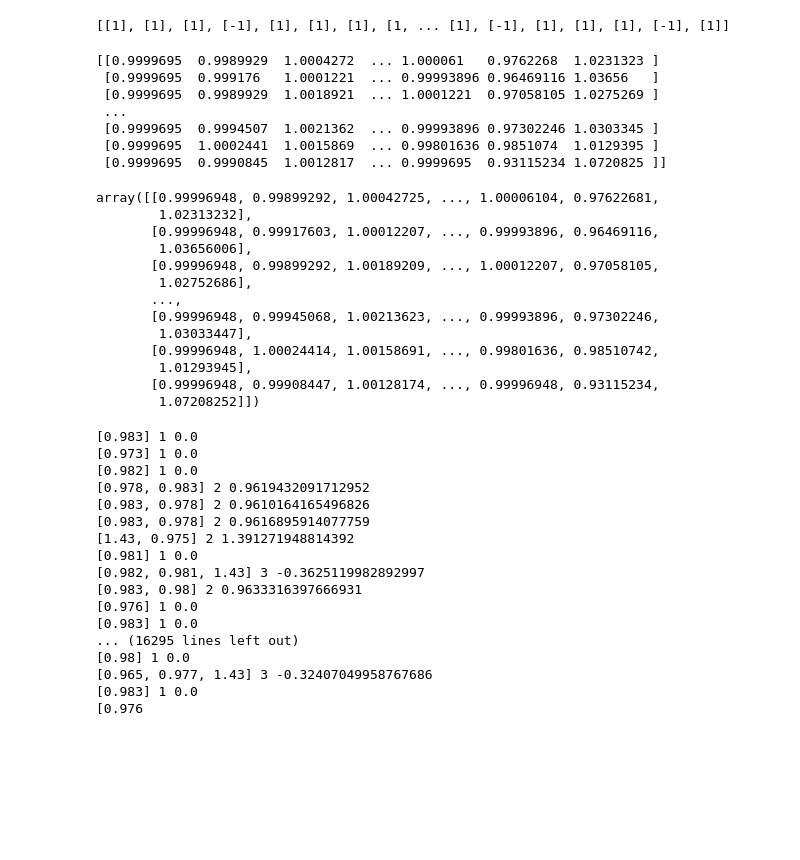
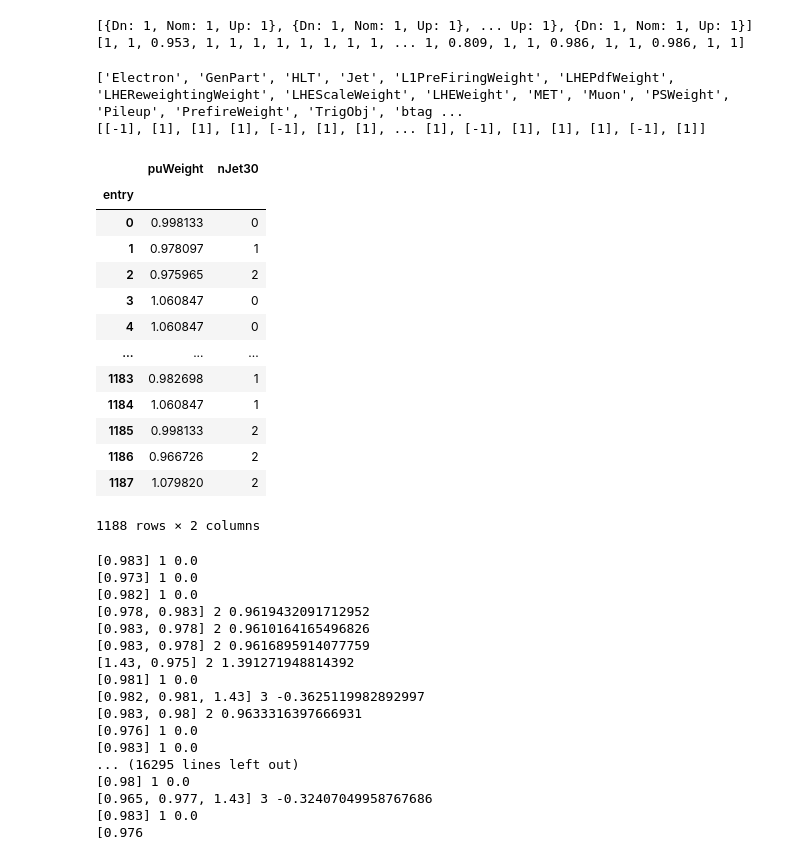
Before and after one commit to kawaho/Flavour-Violating-Coffea, a Jupyter notebook: notebooks/Coffea.ipynb, the cells around one changed output. Drawn from its saved outputs; the diff is of its cells as text; code cells hidden in the pictures; blank space fills up the shorter version.

```diff
--- a/notebooks/Coffea.ipynb
+++ b/notebooks/Coffea.ipynb
@@ -2,8 +2,13 @@
 import awkward as ak
 import numpy
 from coffea.nanoevents import NanoEventsFactory, NanoAODSchema, BaseSchema
-fname = "/hadoop/store/user/kaho/NanoPost_2018_v1p3/TTTo2L2Nu_TuneCP5_13TeV-powheg-pythia8/TTTo2L2Nu/210916_014905/0000/tree_1.root"
+fname = "/hadoop/store/user/kaho/NanoPost_2017_v1p3/GluGlu_LFV_HToEMu_M125_TuneCP5_13TeV_PSweights_powheg_pythia8/GluGlu_LFV_HToEMu_M125/210916_011450/0000/tree_6.root"
 events = NanoEventsFactory.from_root(fname, schemaclass=NanoAODSchema).events()
+print(events.L1PreFiringWeight)
+print(events.PrefireWeight)
+# %% [output]
+[{Dn: 1, Nom: 1, Up: 1}, {Dn: 1, Nom: 1, Up: 1}, ... Up: 1}, {Dn: 1, Nom: 1, Up: 1}]
+[1, 1, 0.953, 1, 1, 1, 1, 1, 1, 1, 1, ... 1, 0.809, 1, 1, 0.986, 1, 1, 0.986, 1, 1]
 # %%
 def pZeta(leg1, leg2, MET_px, MET_py):
     leg1x = numpy.cos(leg1.phi)
@@ -63,7 +68,7 @@ def pt_cen(lep1, lep2, jets):
 # %%
 #Choice em channel and Iso27
 emevents = events[(events.channel == 0) & (events.HLT.IsoMu24 == 1)]
-
+print(emevents.fields)
 E_collections = emevents.Electron
 M_collections = emevents.Muon
 
@@ -269,33 +274,28 @@ SF[SF>10] = 0
 # (1-bJet_collections[:,0])*(1-bJet_collections[:,1])
 #ak.prod(1-bJet_collections, axis=1)
 # %% [output]
-[[1], [1], [1], [-1], [1], [1], [1], [1, ... [1], [-1], [1], [1], [1], [-1], [1]]
+['Electron', 'GenPart', 'HLT', 'Jet', 'L1PreFiringWeight', 'LHEPdfWeight', 'LHEReweightingWeight', 'LHEScaleWeight', 'LHEWeight', 'MET', 'Muon', 'PSWeight', 'Pileup', 'PrefireWeight', 'TrigObj', 'btag ...
+[[-1], [1], [1], [1], [-1], [1], [1], ... [1], [-1], [1], [1], [1], [-1], [1]]
-# %%
-SF = numpy.array([[1], [1], [1], [1], [1], [1], [1], [1], [1], [1], [1], [1], [1], [1], [1]])
-SF.shape
-print(emevents[0:15].LHEPdfWeight.to_numpy())
-numpy.einsum("ij,ik->ij", emevents[0:15].LHEPdfWeight.to_numpy(), SF)
-# %% [output]
-[[0.9999695  0.9989929  1.0004272  ... 1.000061   0.9762268  1.0231323 ]
- [0.9999695  0.999176   1.0001221  ... 0.99993896 0.96469116 1.03656   ]
- [0.9999695  0.9989929  1.0018921  ... 1.0001221  0.97058105 1.0275269 ]
- ...
- [0.9999695  0.9994507  1.0021362  ... 0.99993896 0.97302246 1.0303345 ]
- [0.9999695  1.0002441  1.0015869  ... 0.99801636 0.9851074  1.0129395 ]
- [0.9999695  0.9990845  1.0012817  ... 0.9999695  0.93115234 1.0720825 ]]
-array([[0.99996948, 0.99899292, 1.00042725, ..., 1.00006104, 0.97622681,
-        1.02313232],
-       [0.99996948, 0.99917603, 1.00012207, ..., 0.99993896, 0.96469116,
-        1.03656006],
-       [0.99996948, 0.99899292, 1.00189209, ..., 1.00012207, 0.97058105,
-        1.02752686],
-       ...,
-       [0.99996948, 0.99945068, 1.00213623, ..., 0.99993896, 0.97302246,
-        1.03033447],
-       [0.99996948, 1.00024414, 1.00158691, ..., 0.99801636, 0.98510742,
-        1.01293945],
-       [0.99996948, 0.99908447, 1.00128174, ..., 0.99996948, 0.93115234,
-        1.07208252]])
+# %%
+emevents['nJet30']
+ak.to_pandas(emevents[['puWeight', 'nJet30']])
+# for i in ak.to_pandas(emevents).columns:
+#     print(i)
+# %% [output]
+|  | puWeight | nJet30 |
+| entry |  |  |
+| 0 | 0.998133 | 0 |
+| 1 | 0.978097 | 1 |
+| 2 | 0.975965 | 2 |
+| 3 | 1.060847 | 0 |
+| 4 | 1.060847 | 0 |
+| ... | ... | ... |
+| 1183 | 0.982698 | 1 |
+| 1184 | 1.060847 | 1 |
+| 1185 | 0.998133 | 2 |
+| 1186 | 0.966726 | 2 |
+| 1187 | 1.079820 | 2 |
+1188 rows × 2 columns
 # %%
 import numba
 
```
Also changed, not shown: 8 other files.
